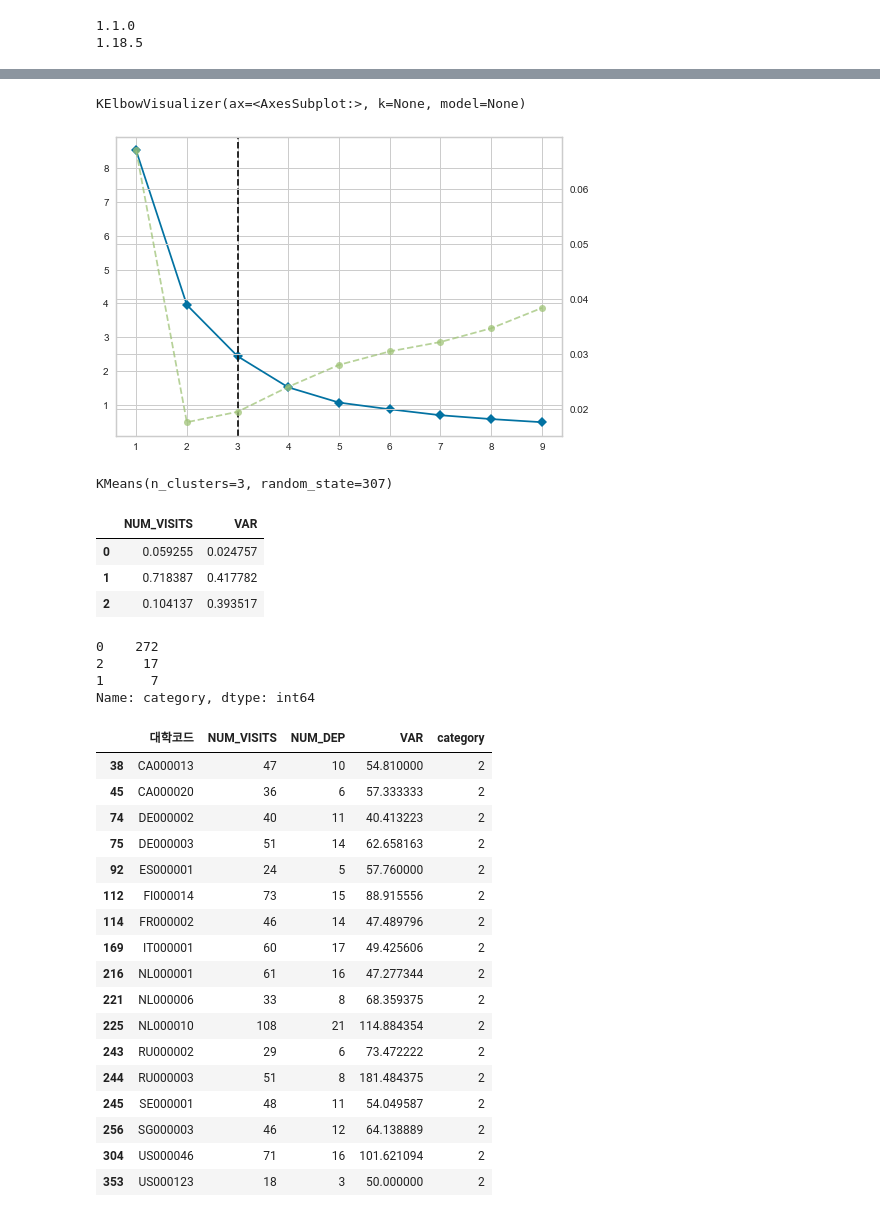
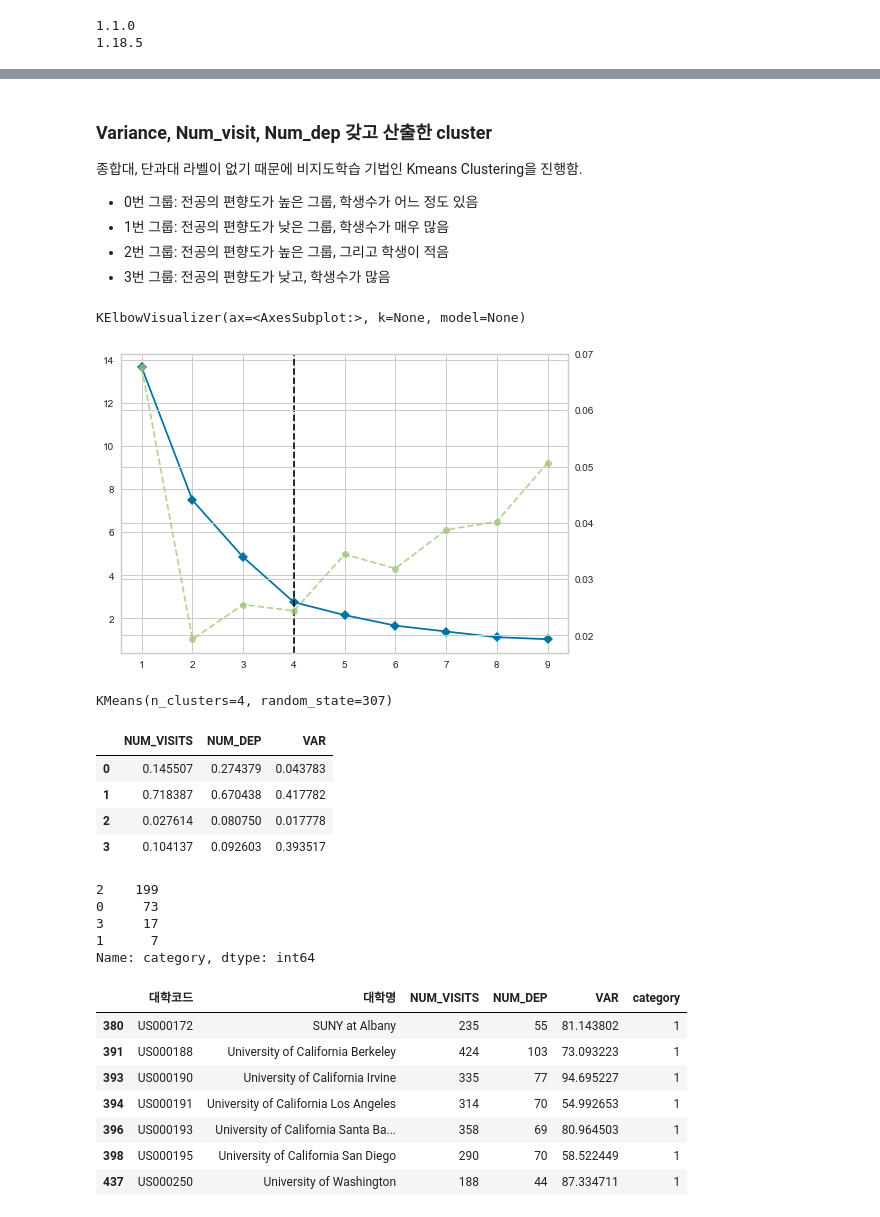
Before and after one commit to snoop2head/yonsei-exchange-program, a Jupyter notebook: cluster_departments_Kmeans.ipynb, the cells around one changed output, grey strips where cells are left out. Drawn from its saved outputs; the diff is of its cells as text; code cells hidden in the pictures.

```diff
--- a/cluster_departments_Kmeans.ipynb
+++ b/cluster_departments_Kmeans.ipynb
@@ -14,7 +14,7 @@ print(np.__version__)
 1.18.5
 # %%
 file_name = "department_data.csv"
-path = "data/" + file_name
+path = "data_wrangled/" + file_name
 df = pd.read_csv(path)
 # 데이터의 크기가 어느정도인지 본다.
 print(df.shape)
@@ -41,0 +40,4 @@ data = df_data.drop(columns=['대학코드', "NUM_DEP"])
+# %%
+columns_dropping = ["대학코드", "대학명"]
+data = df_data.drop(columns=columns_dropping)
+data[:5]
@@ -53,54 +69,52 @@ pd.DataFrame(x_data, columns=['NUM_VISITS', 'VAR']).corr()
+# %% [markdown]
+### Variance, Num_visit, Num_dep 갖고 산출한 cluster
+종합대, 단과대 라벨이 없기 때문에 비지도학습 기법인 Kmeans Clustering을 진행함.
+
+- 0번 그룹: 전공의 편향도가 높은 그룹, 학생수가 어느 정도 있음
+- 1번 그룹: 전공의 편향도가 낮은 그룹, 학생수가 매우 많음
+- 2번 그룹: 전공의 편향도가 높은 그룹, 그리고 학생이 적음
+- 3번 그룹: 전공의 편향도가 낮고, 학생수가 많음
 # %%
 model = KMeans()
 visualizer = KElbowVisualizer(model, k=(1,10))
 visualizer.fit(x_data)
 # %% [output]
 KElbowVisualizer(ax=<AxesSubplot:>, k=None, model=None)
-[figure, old version]
+[figure, new version]
 # %%
 # 4개 군집으로 진행
-model = KMeans(n_clusters=3, random_state=307)
+no_clusters = 4
+model = KMeans(n_clusters=no_clusters, random_state=307)
 model.fit(x_data)
 # %% [output]
-KMeans(n_clusters=3, random_state=307)
+KMeans(n_clusters=4, random_state=307)
-# %%
-# 1번 그룹: 전공의 편향도가 낮은 그룹, 학생수가 많지는 않음
-# 2번 그룹: 특정 전공의 편향도가 높은 그룹, 그리고 학생이 적음
-# 3번 그룹: 전공의 편향도가 높고, 학생수가 매우 많음
-cluster_mean = pd.DataFrame(model.cluster_centers_, columns=['NUM_VISITS', 'VAR'])
-cluster_mean
-# %% [output]
-|  | NUM_VISITS | VAR |
-| 0 | 0.059255 | 0.024757 |
-| 1 | 0.718387 | 0.417782 |
-| 2 | 0.104137 | 0.393517 |
+# %%
+cluster_mean = pd.DataFrame(model.cluster_centers_, columns=columns_data)
+cluster_mean
+# %% [output]
+|  | NUM_VISITS | NUM_DEP | VAR |
+| 0 | 0.145507 | 0.274379 | 0.043783 |
+| 1 | 0.718387 | 0.670438 | 0.417782 |
+| 2 | 0.027614 | 0.080750 | 0.017778 |
+| 3 | 0.104137 | 0.092603 | 0.393517 |
 # %%
 df_data['category'] = model.labels_
 # %%
 df_data['category'].value_counts()
 # %% [output]
-0    272
-2     17
+2    199
+0     73
+3     17
 1      7
 Name: category, dtype: int64
 # %%
-df_data[df_data['category'] == 2]
+df_data[df_data['category'] == 1]
 # %% [output]
-|  | 대학코드 | NUM_VISITS | NUM_DEP | VAR | category |
-| 38 | CA000013 | 47 | 10 | 54.810000 | 2 |
-| 45 | CA000020 | 36 | 6 | 57.333333 | 2 |
-| 74 | DE000002 | 40 | 11 | 40.413223 | 2 |
-| 75 | DE000003 | 51 | 14 | 62.658163 | 2 |
-| 92 | ES000001 | 24 | 5 | 57.760000 | 2 |
-| 112 | FI000014 | 73 | 15 | 88.915556 | 2 |
-| 114 | FR000002 | 46 | 14 | 47.489796 | 2 |
-| 169 | IT000001 | 60 | 17 | 49.425606 | 2 |
-| 216 | NL000001 | 61 | 16 | 47.277344 | 2 |
-| 221 | NL000006 | 33 | 8 | 68.359375 | 2 |
-| 225 | NL000010 | 108 | 21 | 114.884354 | 2 |
-| 243 | RU000002 | 29 | 6 | 73.472222 | 2 |
-| 244 | RU000003 | 51 | 8 | 181.484375 | 2 |
-| 245 | SE000001 | 48 | 11 | 54.049587 | 2 |
-| 256 | SG000003 | 46 | 12 | 64.138889 | 2 |
-| 304 | US000046 | 71 | 16 | 101.621094 | 2 |
-| 353 | US000123 | 18 | 3 | 50.000000 | 2 |
+|  | 대학코드 | 대학명 | NUM_VISITS | NUM_DEP | VAR | category |
+| 380 | US000172 | SUNY at Albany | 235 | 55 | 81.143802 | 1 |
+| 391 | US000188 | University of California Berkeley | 424 | 103 | 73.093223 | 1 |
+| 393 | US000190 | University of California Irvine | 335 | 77 | 94.695227 | 1 |
+| 394 | US000191 | University of California Los Angeles | 314 | 70 | 54.992653 | 1 |
+| 396 | US000193 | University of California Santa Ba... | 358 | 69 | 80.964503 | 1 |
+| 398 | US000195 | University of California San Diego | 290 | 70 | 58.522449 | 1 |
+| 437 | US000250 | University of Washington | 188 | 44 | 87.334711 | 1 |
```
Also changed, not shown: parts of 11 cells of this notebook, 3 other files.
